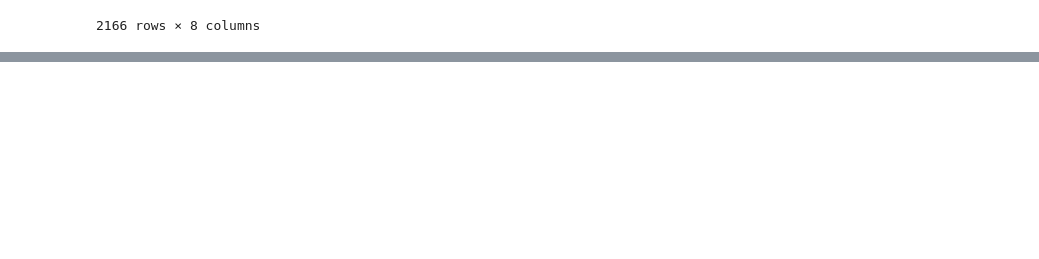
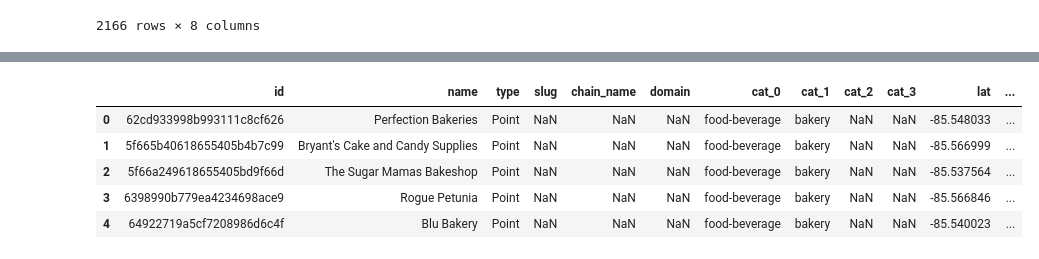
Before and after one commit to SwagmasterMatt/Web-App-Project, a Jupyter notebook: LogicScripts/Cleaning.ipynb, the cells around one changed output, grey strips where cells are left out. Drawn from its saved outputs; the diff is of its cells as text; code cells hidden in the pictures; blank space fills up the shorter version.

```diff
--- a/LogicScripts/Cleaning.ipynb
+++ b/LogicScripts/Cleaning.ipynb
@@ -55,3 +55,30 @@ restaurants_df
 | 2164 | 5f667f08618655405b98cc5a | Sake Blue Japanese Bistro | [food-beverage, restaurant] | Point | [-85.58798742690082, 38.145235661... | NaN | NaN | ... |
 | 2165 | 610b19f2ef48a87fb958208d | Subway | [food-beverage, sandwich-shop] | Point | [-85.535664, 38.05192] | subway | Subway | ... |
 2166 rows × 8 columns
+# %%
+categories_array = restaurants_df['categories'].apply(pd.Series)
+categories_array.rename(columns={0: 'cat_0',
+                                   1: 'cat_1',
+                                   2: 'cat_2',
+                                   3: 'cat_3'
+                                   }, inplace=True)
+
+cat_0 = categories_array['cat_0'].unique()
+print(cat_0)
+cat_1 = categories_array['cat_1'].unique()
+print(cat_1)
+cat_2 = categories_array['cat_2'].unique()
+print(cat_2)
+cat_3 = categories_array['cat_3'].unique()
+print(cat_3)
+
+location_array = restaurants_df['location.coordinates'].apply(pd.Series)
+location_array.rename(columns={0: 'lat',
+                                   1: 'long'
+                                   }, inplace=True)
+
+
+restaurants_final_df = pd.concat([restaurants_df.drop(['categories', 'location.coordinates'], axis=1), categories_array, location_array], axis=1)
+restaurants_final_df['score'] = 1
+restaurants_final_df['reviews'] = np.nan
+restaurants_final_df.head()
@@ -57,0 +179,24 @@ restaurants_df
+# %%
+restaurants_final_df.rename(columns={'_id': 'id',
+                                'name': 'name',
+                                'location.type': 'type',
+                                'chain.slug': 'slug',
+                                'chain.name': 'chain_name',
+                                'chain.domain': 'domain',
+                                'cat_1': 'cat_1',
+                                'cat_2': 'cat_2',
+                                'cat_3': 'cat_3',
+                                'lat': 'lat',
+                                'long': 'long',
+                                'score': 'score',
+                                'reviews': 'reviews'
+                                }, inplace=True)
+
+restaurants_final_df.head()
+# %% [output]
+|  | id | name | type | slug | chain_name | domain | cat_0 | cat_1 | cat_2 | cat_3 | lat | ... |
+| 0 | 62cd933998b993111c8cf626 | Perfection Bakeries | Point | NaN | NaN | NaN | food-beverage | bakery | NaN | NaN | -85.548033 | ... |
+| 1 | 5f665b40618655405b4b7c99 | Bryant's Cake and Candy Supplies | Point | NaN | NaN | NaN | food-beverage | bakery | NaN | NaN | -85.566999 | ... |
+| 2 | 5f66a249618655405bd9f66d | The Sugar Mamas Bakeshop | Point | NaN | NaN | NaN | food-beverage | bakery | NaN | NaN | -85.537564 | ... |
+| 3 | 6398990b779ea4234698ace9 | Rogue Petunia | Point | NaN | NaN | NaN | food-beverage | bakery | NaN | NaN | -85.566846 | ... |
+| 4 | 64922719a5cf7208986d6c4f | Blu Bakery | Point | NaN | NaN | NaN | food-beverage | bakery | NaN | NaN | -85.540023 | ... |
```
Also changed, not shown: parts of 9 cells of this notebook, 2 other files.
